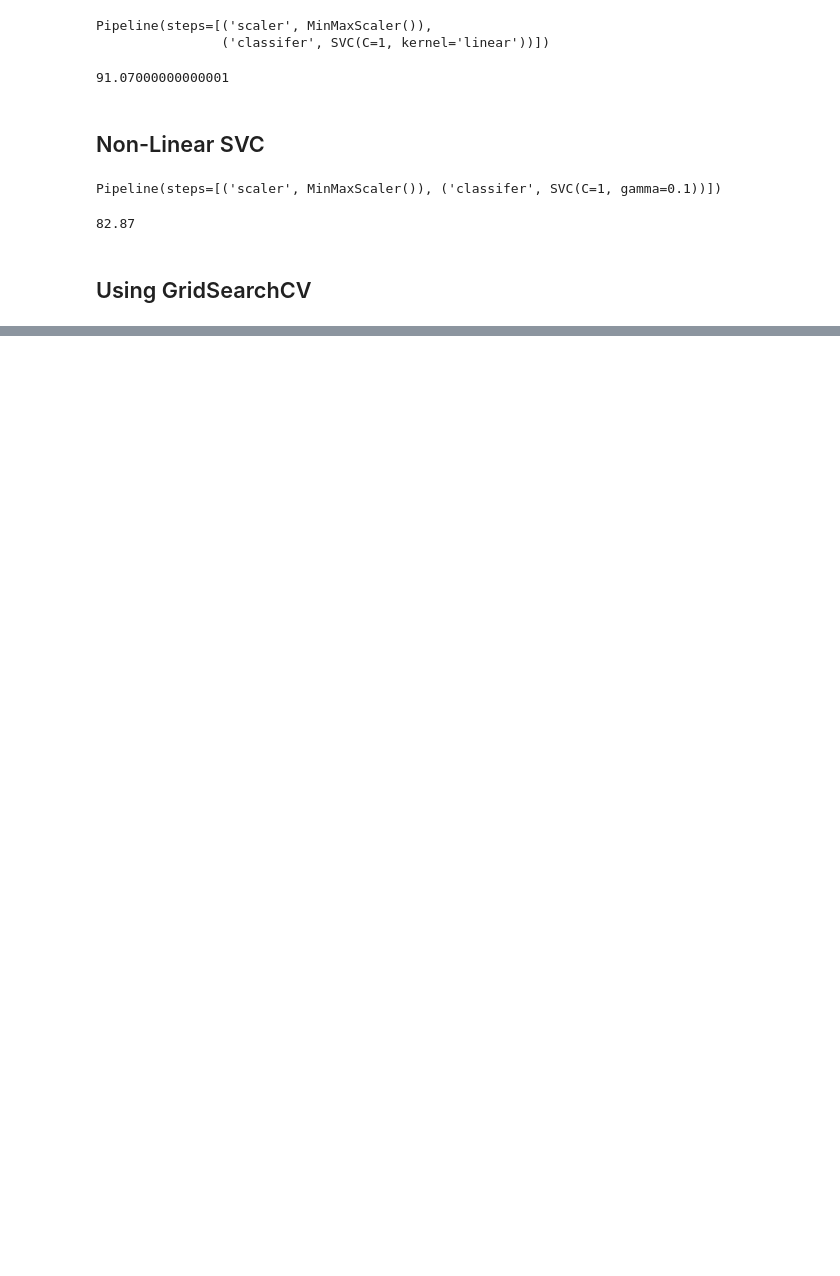
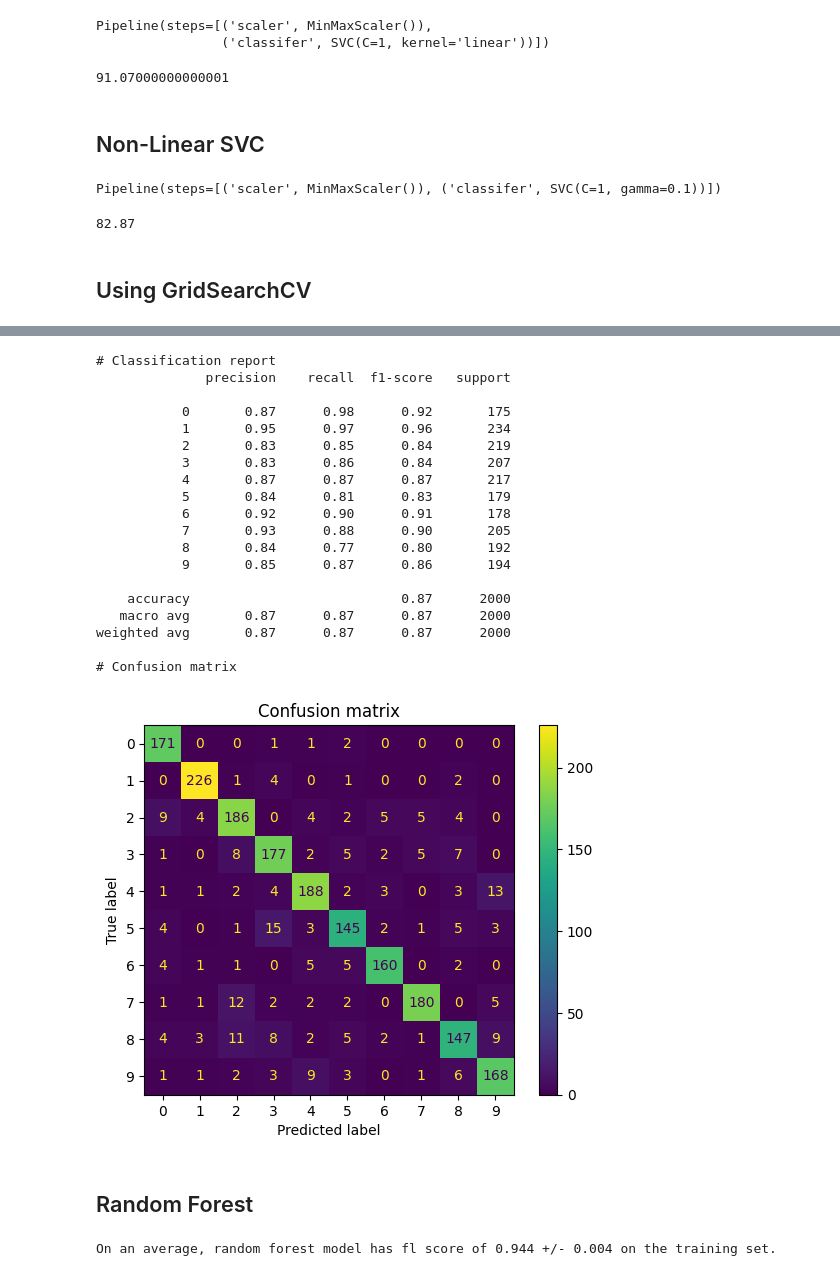
Before and after one commit to atharvakhandelwal19/my-data-science-roadmap, a Jupyter notebook: 09_scikit-learn/11_sklearn_classification_models.ipynb, the cells around one changed output, grey strips where cells are left out. Saved outputs shown, nothing was run; the diff lists cells and outputs as text; code cells hidden in the pictures; blank space fills up the shorter version.

```diff
--- a/09_scikit-learn/11_sklearn_classification_models.ipynb
+++ b/09_scikit-learn/11_sklearn_classification_models.ipynb
@@ -946,0 +1002,32 @@ print(acc.mean()*100)
+# %%
+eval(bagging_pipeline, X_test, y_test)
+# %% [output]
+# Classification report
+              precision    recall  f1-score   support
+
+           0       0.87      0.98      0.92       175
+           1       0.95      0.97      0.96       234
+           2       0.83      0.85      0.84       219
+           3       0.83      0.86      0.84       207
+           4       0.87      0.87      0.87       217
+           5       0.84      0.81      0.83       179
+           6       0.92      0.90      0.91       178
+           7       0.93      0.88      0.90       205
+           8       0.84      0.77      0.80       192
+           9       0.85      0.87      0.86       194
+
+    accuracy                           0.87      2000
+   macro avg       0.87      0.87      0.87      2000
+weighted avg       0.87      0.87      0.87      2000
+
+# Confusion matrix
+[figure, added]
+# %% [markdown]
+## Random Forest
+# %%
+random_forest_pipeline = Pipeline([
+    ("classifier", RandomForestClassifier())])
+
+train_classifiers (random_forest_pipeline, X_train, y_train.ravel(), cv, "random forest")
+# %% [output]
+On an average, random forest model has fl score of 0.944 +/- 0.004 on the training set.
```
Also changed, not shown: parts of 33 cells of this notebook, 28 other files.
